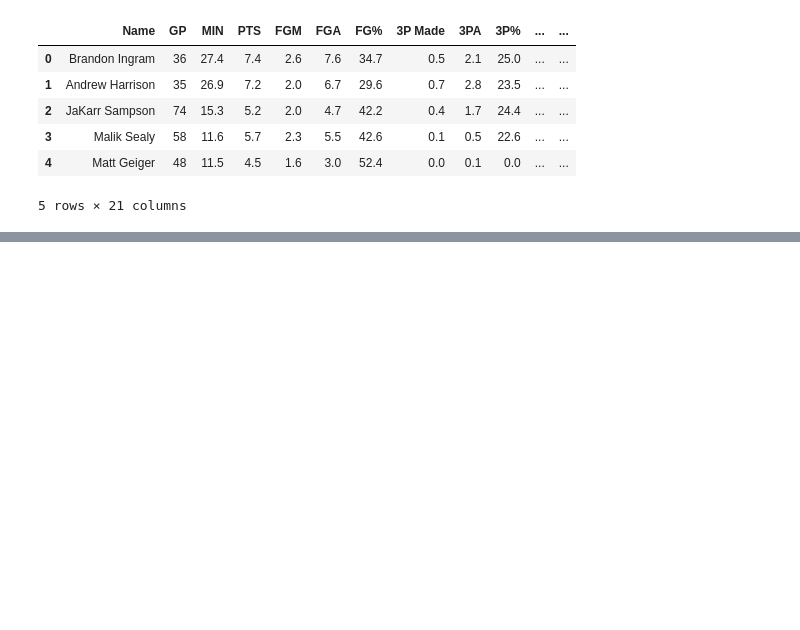
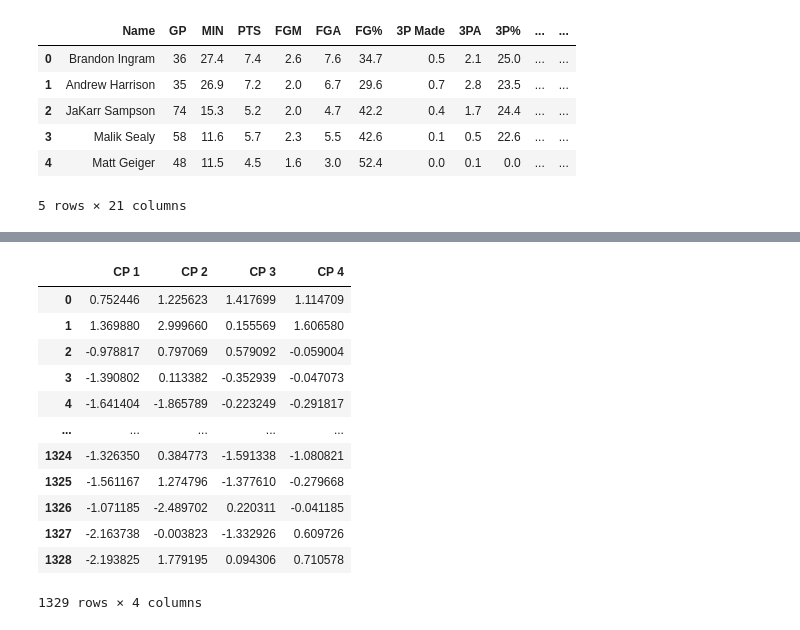
Before and after one commit to VicenteMontenegro/CienciasdeDatos, a Jupyter notebook: ExamenCssDatosEconomia.ipynb, the cells around one changed output, grey strips where cells are left out. Saved outputs shown, nothing was run; the diff lists cells and outputs as text; code cells hidden in the pictures; blank space fills up the shorter version.

```diff
--- a/ExamenCssDatosEconomia.ipynb
+++ b/ExamenCssDatosEconomia.ipynb
@@ -28,0 +206,21 @@ nba.describe()
+# %%
+#Calculo de las componentes principales para cada valor
+puntajes = np.dot(df_data_std, pca.components_.T)
+# %%
+#Valor de las componentes principales para cada observación (principal component scores)
+df_puntajes = pd.DataFrame(puntajes, columns=['CP 1', 'CP 2', 'CP 3', 'CP 4'] ,index = df_data_std.index)
+df_puntajes
+# %% [output]
+|  | CP 1 | CP 2 | CP 3 | CP 4 |
+| 0 | 0.752446 | 1.225623 | 1.417699 | 1.114709 |
+| 1 | 1.369880 | 2.999660 | 0.155569 | 1.606580 |
+| 2 | -0.978817 | 0.797069 | 0.579092 | -0.059004 |
+| 3 | -1.390802 | 0.113382 | -0.352939 | -0.047073 |
+| 4 | -1.641404 | -1.865789 | -0.223249 | -0.291817 |
+| ... | ... | ... | ... | ... |
+| 1324 | -1.326350 | 0.384773 | -1.591338 | -1.080821 |
+| 1325 | -1.561167 | 1.274796 | -1.377610 | -0.279668 |
+| 1326 | -1.071185 | -2.489702 | 0.220311 | -0.041185 |
+| 1327 | -2.163738 | -0.003823 | -1.332926 | 0.609726 |
+| 1328 | -2.193825 | 1.779195 | 0.094306 | 0.710578 |
+1329 rows × 4 columns
```
Also changed, not shown: parts of 11 cells of this notebook, 1 other file.
